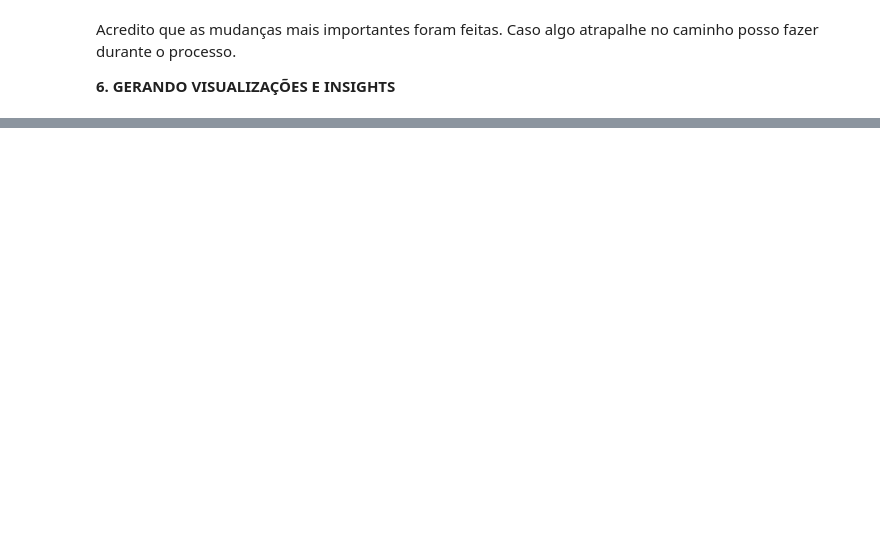
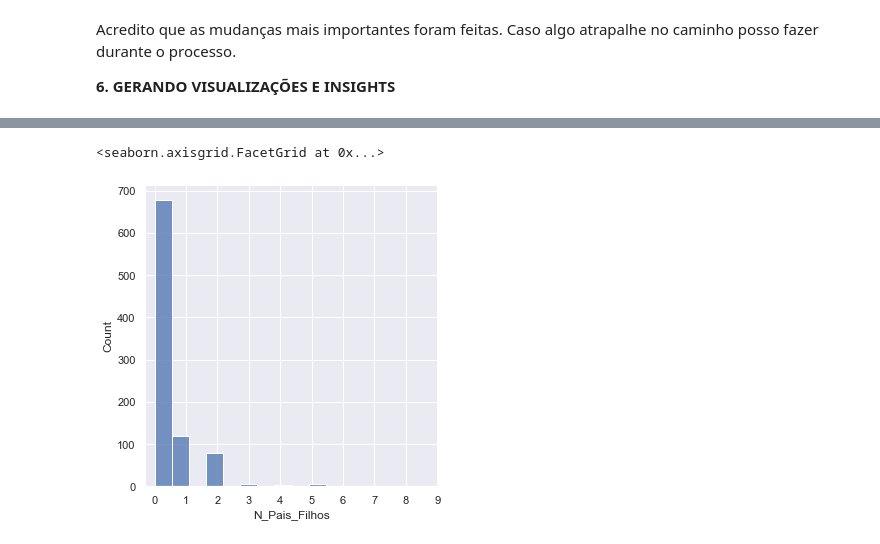
Before and after one commit to Rebeque/Titanic---Quem-sobreviveria-ETL-EDA-ML-Deploy-HTML-CSS-, a Jupyter notebook: Notebook_Titanic_Quem sobreviveria_v0.1.ipynb, the cells around one changed output, grey strips where cells are left out. Drawn from its saved outputs; the diff is of its cells as text; code cells hidden in the pictures; blank space fills up the shorter version.

```diff
--- a/Notebook_Titanic_Quem sobreviveria_v0.1.ipynb
+++ b/Notebook_Titanic_Quem sobreviveria_v0.1.ipynb
@@ -295,0 +369,7 @@ Acredito que as mudanças mais importantes foram feitas. Caso algo atrapalhe no
+# %%
+# Distribuição de acompanhantes pais ou filhos
+plot = sns.displot(x=df_treino['N_Pais_Filhos'])
+plot.set(xticks=np.arange(0,10,1))
+# %% [output]
+<seaborn.axisgrid.FacetGrid at 0x...>
+[figure, added]
```
Also changed, not shown: parts of 25 cells of this notebook.
